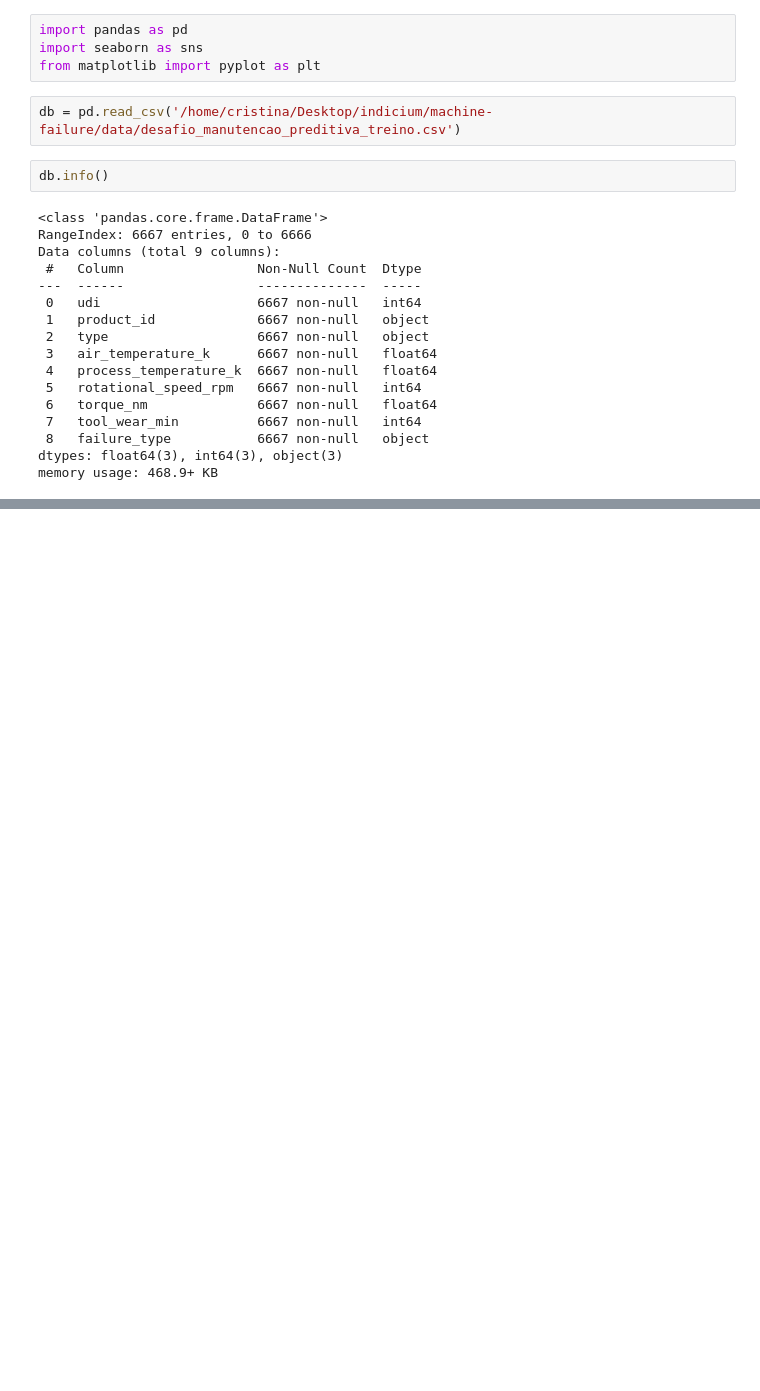
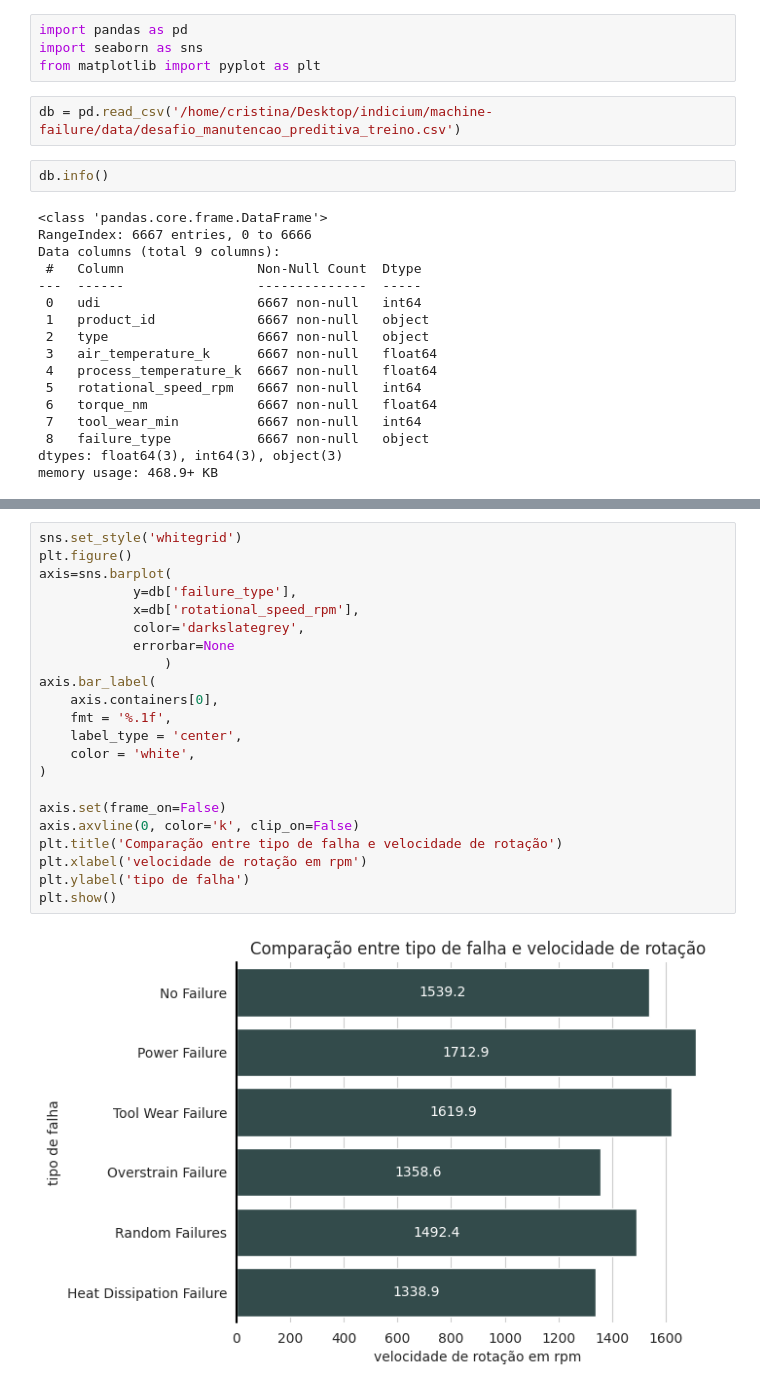
Before and after one commit to c-Tos1wa/preventive_maintenace, a Jupyter notebook: data_analysis.ipynb, the cells around one changed output, grey strips where cells are left out. Drawn from its saved outputs; the diff is of its cells as text; blank space fills up the shorter version.

```diff
--- a/data_analysis.ipynb
+++ b/data_analysis.ipynb
@@ -45,0 +123,24 @@ db.groupby('type').count()
+# %%
+sns.set_style('whitegrid')
+plt.figure()
+axis=sns.barplot(
+            y=db['failure_type'],
+            x=db['rotational_speed_rpm'],
+            color='darkslategrey',
+            errorbar=None
+                )
+axis.bar_label(
+    axis.containers[0],
+    fmt = '%.1f',
+    label_type = 'center',
+    color = 'white',
+)
+
+axis.set(frame_on=False)
+axis.axvline(0, color='k', clip_on=False)
+plt.title('Comparação entre tipo de falha e velocidade de rotação')
+plt.xlabel('velocidade de rotação em rpm')
+plt.ylabel('tipo de falha')
+plt.show()
+# %% [output]
+[figure, added]
```
Also changed, not shown: parts of 8 cells of this notebook.
